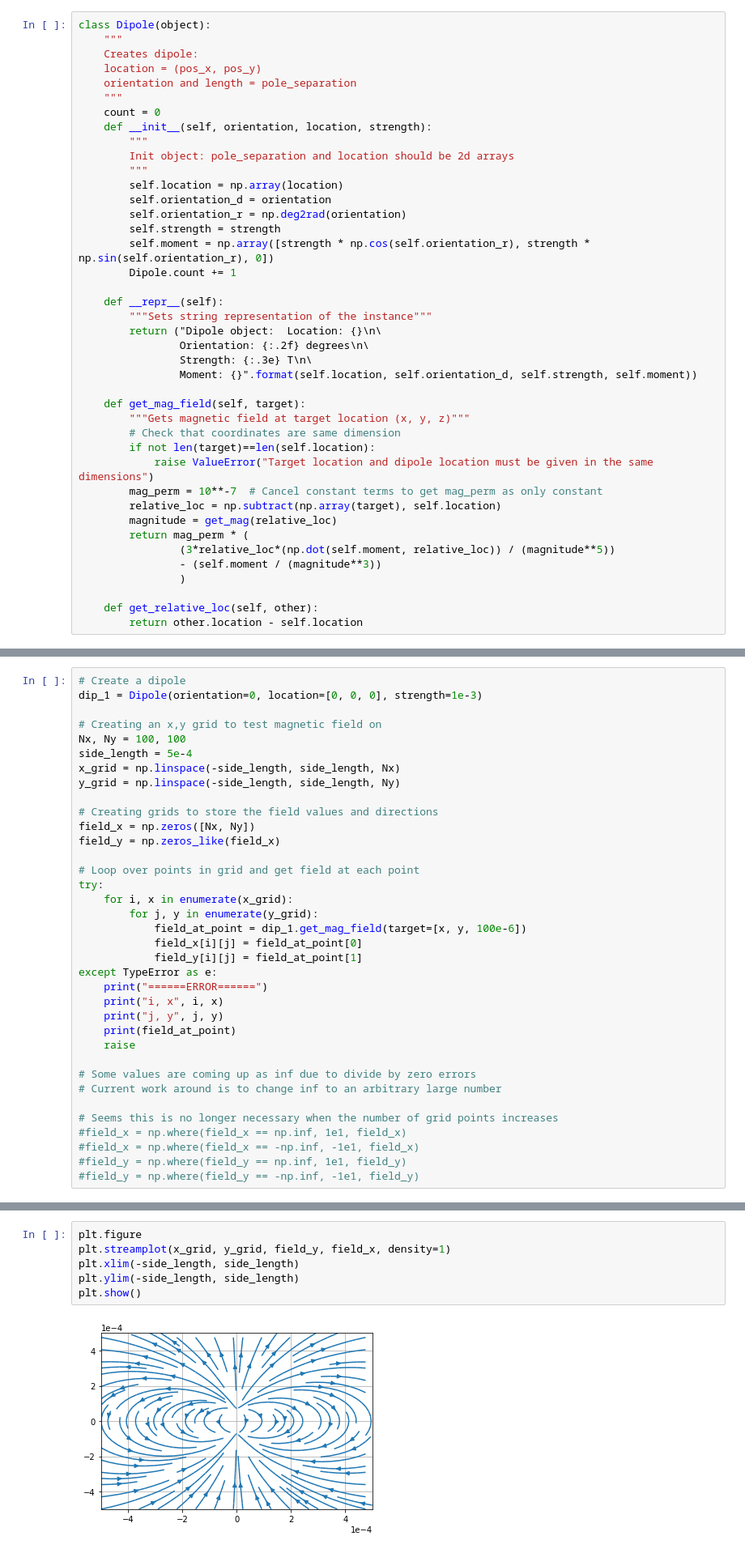
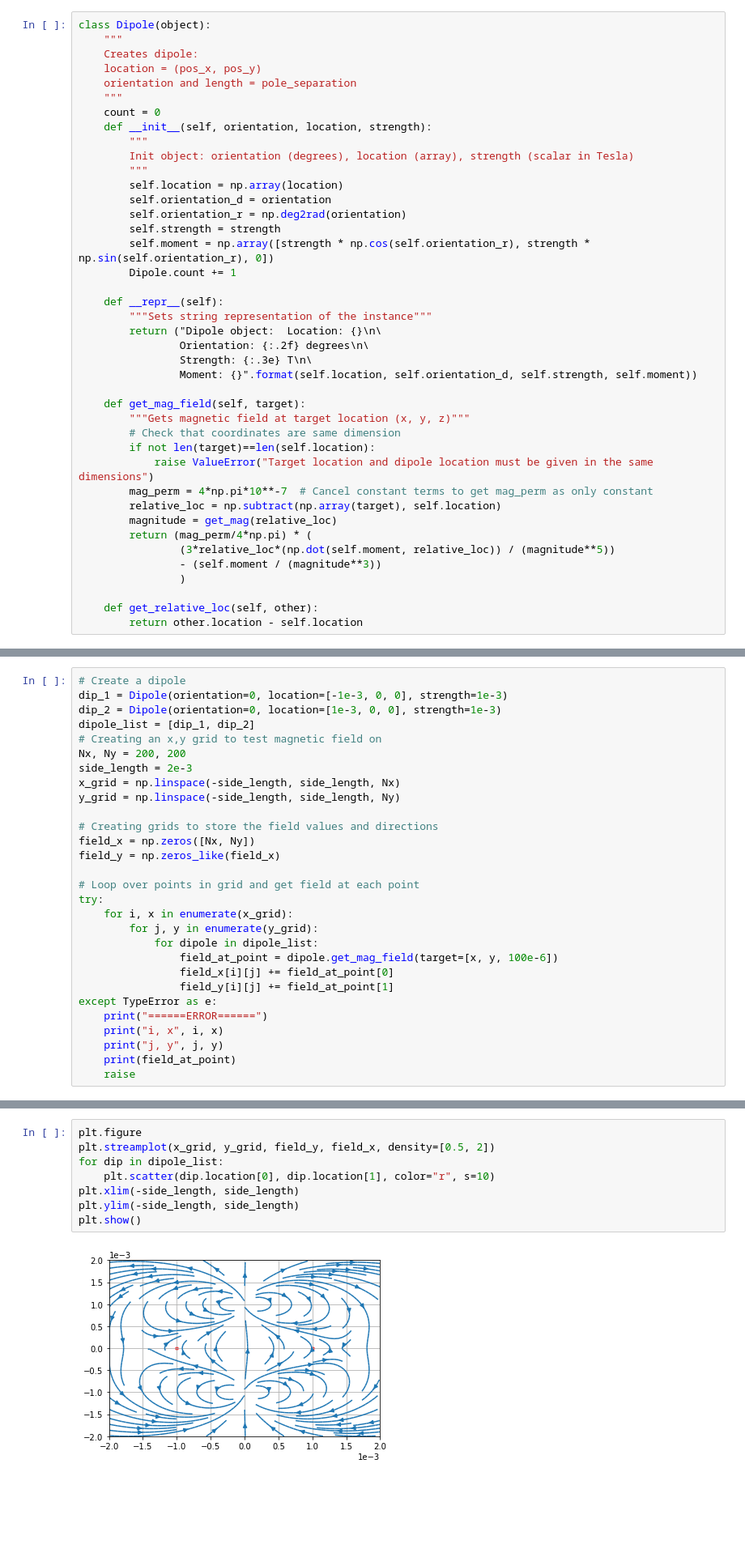
Before and after one commit to AJO-Python/Muon_magnets, a Jupyter notebook: solenoid_grid.ipynb, the cells around one changed output, grey strips where cells are left out. Shown: that part at 81% size. Drawn from its saved outputs; the diff is of its cells as text; blank space fills up the shorter version.

Commit message:
Added factor of 4pi to field eq.

```diff
--- a/solenoid_grid.ipynb
+++ b/solenoid_grid.ipynb
@@ -39,7 +35,7 @@ class Dipole(object):
     count = 0
     def __init__(self, orientation, location, strength):
         """
-        Init object: pole_separation and location should be 2d arrays
+        Init object: orientation (degrees), location (array), strength (scalar in Tesla)
         """
         self.location = np.array(location)
         self.orientation_d = orientation
@@ -60,10 +56,10 @@ class Dipole(object):
         # Check that coordinates are same dimension
         if not len(target)==len(self.location):
             raise ValueError("Target location and dipole location must be given in the same dimensions")
-        mag_perm = 10**-7  # Cancel constant terms to get mag_perm as only constant
+        mag_perm = 4*np.pi*10**-7  # Cancel constant terms to get mag_perm as only constant
         relative_loc = np.subtract(np.array(target), self.location)
         magnitude = get_mag(relative_loc)
-        return mag_perm * (
+        return (mag_perm/4*np.pi) * (
                 (3*relative_loc*(np.dot(self.moment, relative_loc)) / (magnitude**5))
                 - (self.moment / (magnitude**3))
                 )
@@ -120,11 +116,12 @@ def get_dir_2d(vector):
 ### Creating and testing a single dipole
 # %%
 # Create a dipole
-dip_1 = Dipole(orientation=0, location=[0, 0, 0], strength=1e-3)
-
+dip_1 = Dipole(orientation=0, location=[-1e-3, 0, 0], strength=1e-3)
+dip_2 = Dipole(orientation=0, location=[1e-3, 0, 0], strength=1e-3)
+dipole_list = [dip_1, dip_2]
 # Creating an x,y grid to test magnetic field on
-Nx, Ny = 100, 100
-side_length = 5e-4
+Nx, Ny = 200, 200
+side_length = 2e-3
 x_grid = np.linspace(-side_length, side_length, Nx)
 y_grid = np.linspace(-side_length, side_length, Ny)
 
@@ -136,31 +133,25 @@ field_y = np.zeros_like(field_x)
 try:
     for i, x in enumerate(x_grid):
         for j, y in enumerate(y_grid):
-            field_at_point = dip_1.get_mag_field(target=[x, y, 100e-6])
-            field_x[i][j] = field_at_point[0]
-            field_y[i][j] = field_at_point[1]
+            for dipole in dipole_list:
+                field_at_point = dipole.get_mag_field(target=[x, y, 100e-6])
+                field_x[i][j] += field_at_point[0]
+                field_y[i][j] += field_at_point[1]
 except TypeError as e:
     print("======ERROR======")
     print("i, x", i, x)
     print("j, y", j, y)
     print(field_at_point)
     raise
-
-# Some values are coming up as inf due to divide by zero errors
-# Current work around is to change inf to an arbitrary large number
-
-# Seems this is no longer necessary when the number of grid points increases
-#field_x = np.where(field_x == np.inf, 1e1, field_x)
-#field_x = np.where(field_x == -np.inf, -1e1, field_x)
-#field_y = np.where(field_y == np.inf, 1e1, field_y)
-#field_y = np.where(field_y == -np.inf, -1e1, field_y)
 # %% [markdown]
 ### Plotting the field lines
 # %%
 plt.figure
-plt.streamplot(x_grid, y_grid, field_y, field_x, density=1)
+plt.streamplot(x_grid, y_grid, field_y, field_x, density=[0.5, 2])
+for dip in dipole_list:
+    plt.scatter(dip.location[0], dip.location[1], color="r", s=10)
 plt.xlim(-side_length, side_length)
 plt.ylim(-side_length, side_length)
 plt.show()
 # %% [output]
-[figure, old version]
+[figure, new version]
```
Also changed, not shown: parts of 3 cells of this notebook.
